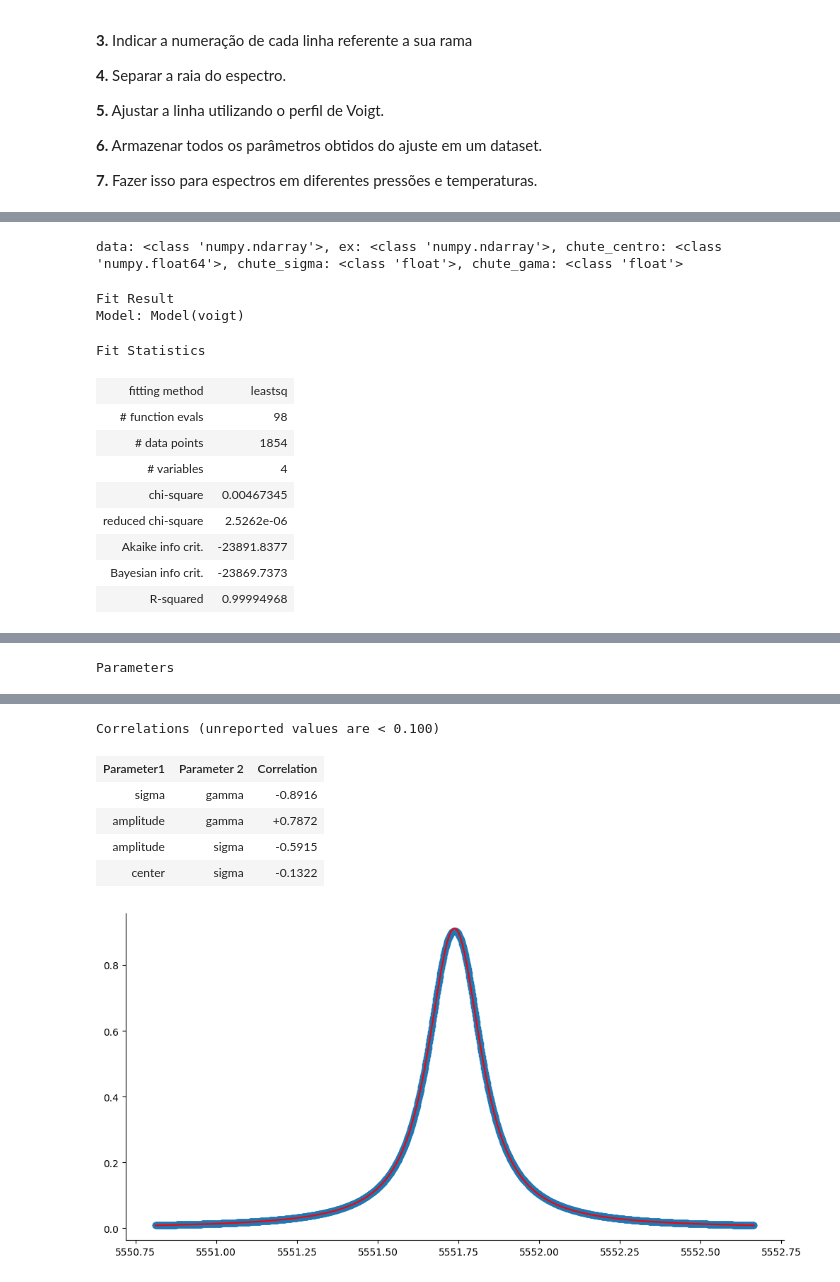
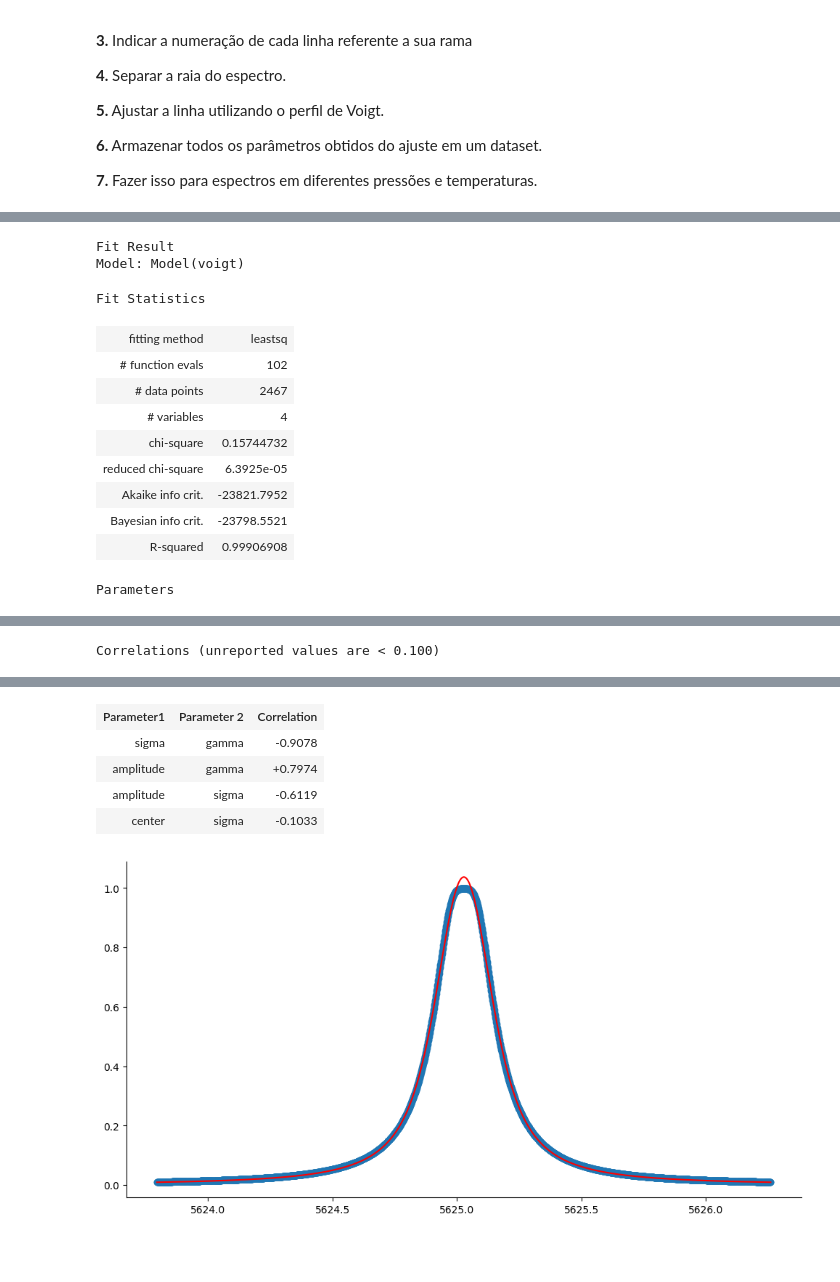
Before and after one commit to Alexandre-Esposte/LineProphet-Machine-Learning-for-Spectral-Attributes, a Jupyter notebook: src/selfBroadeningHCl.ipynb, the cells around one changed output, grey strips where cells are left out. Drawn from its saved outputs; the diff is of its cells as text; code cells hidden in the pictures; blank space fills up the shorter version.

```diff
--- a/src/selfBroadeningHCl.ipynb
+++ b/src/selfBroadeningHCl.ipynb
@@ -82,8 +82,8 @@ Após a organização das linhas, precisaremos obter os coeficientes de auto-ala
 # %%
 s = SpectraGenerator()
 
-pressure = 0.270  #atm
-temperature = 296 # Kelvin
+pressure = 0.1  #atm
+temperature = 100 # Kelvin
 
 optical_length = 10 #cm
 
@@ -93,6 +93,9 @@ s.simulateSpectra('H35Cl',{'air':0, 'self':1}, {'l':optical_length,'p':pressure,
 # Organizando as linhas
 lines = branchClassification(s.spectra, findPeaksParams={'height':0},thresoldBranch=5665)
 
+lines['pressure'] = pressure
+lines['temperature'] = temperature
+
 # Realizando o fit das linhas pelo perfil de Voigt
 
 plotSpectrum(s.spectra,lines)
@@ -110,5 +113,5 @@ H37Cl
 # %%
-x,y = separa_pontos_manual(s.spectra,lines.loc[7,'center'],lines.loc[7,'intensity'],0.01)
+x,y = filterLine(s.spectra,lines.loc[5,'wavenumber'],lines.loc[5,'absorption'],0.01)
 
 plt.plot(s.spectra['wavenumbers'],s.spectra['absorption'])
 plt.plot(x,y,c='red')
@@ -118,21 +121,21 @@ plt.plot(x,y,c='red')
 # %%
 chute= 8e-3
-final, result, sucessful = fit_raia(y, x, lines.loc[7,'center'],chute, chute, vgamma=True, vsigma=True)
+final, result, params, successful = singleLineFit(y, x, lines.loc[5,'wavenumber'],chute, chute, vgamma=True, vsigma=True)
 
 plt.scatter(x=x,y=y)
 plt.plot(x,final,c='red')
 result
 # %% [output]
-data: <class 'numpy.ndarray'>, ex: <class 'numpy.ndarray'>, chute_centro: <class 'numpy.float64'>, chute_sigma: <class 'float'>, chute_gama: <class 'float'>
+Fit Result
+Model: Model(voigt)
-Fit Result
-Model: Model(voigt)
+Fit Statistics
+| fitting method | leastsq |
+| # function evals | 102 |
+| # data points | 2467 |
+| # variables | 4 |
+| chi-square | 0.15744732 |
+| reduced chi-square | 6.3925e-05 |
+| Akaike info crit. | -23821.7952 |
+| Bayesian info crit. | -23798.5521 |
+| R-squared | 0.99906908 |
-Fit Statistics
+Parameters
-| fitting method | leastsq |
-| # function evals | 98 |
-| # data points | 1854 |
-| # variables | 4 |
-| chi-square | 0.00467345 |
-| reduced chi-square | 2.5262e-06 |
-| Akaike info crit. | -23891.8377 |
-| Bayesian info crit. | -23869.7373 |
-| R-squared | 0.99994968 |
@@ -139 +149 @@ Fit Statistics
-Parameters
+Correlations (unreported values are < 0.100)
@@ -147,7 +150,6 @@ Parameters
-Correlations (unreported values are < 0.100)
 | Parameter1 | Parameter 2 | Correlation |
-| sigma | gamma | -0.8916 |
-| amplitude | gamma | +0.7872 |
-| amplitude | sigma | -0.5915 |
-| center | sigma | -0.1322 |
+| sigma | gamma | -0.9078 |
+| amplitude | gamma | +0.7974 |
+| amplitude | sigma | -0.6119 |
+| center | sigma | -0.1033 |
-[figure, old version]
+[figure, new version]
```
Also changed, not shown: parts of 10 cells of this notebook, 3 other files.
